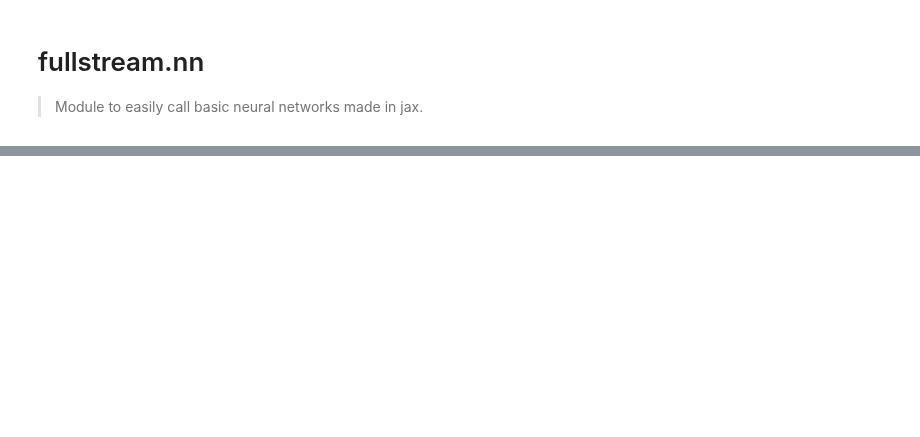
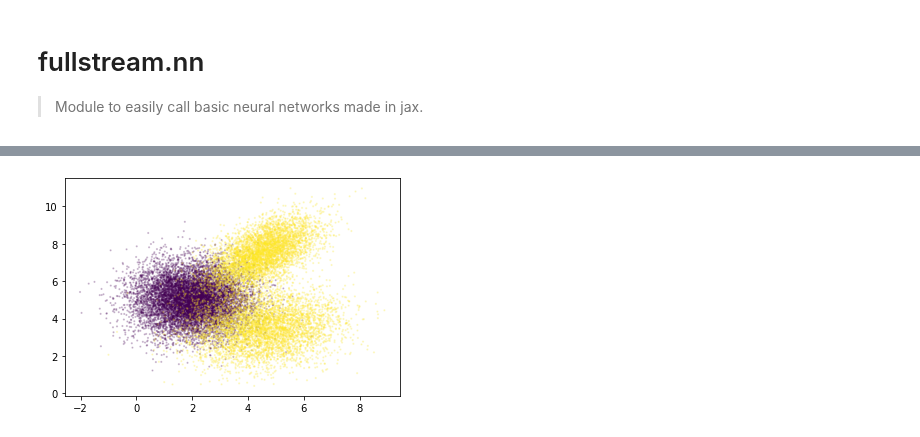
Before and after one commit to gradhep/neos, a Jupyter notebook: 00_nn.ipynb, the cells around one changed output, grey strips where cells are left out. Cells and saved outputs as stored; diff of their text form; code cells hidden in the pictures; blank space fills up the shorter version.

```diff
--- a/00_nn.ipynb
+++ b/00_nn.ipynb
@@ -175,0 +341,5 @@ x.plot_decision(True,levels=100)
+# %%
+x = three_blob_classifier()
+x.plot_train_data()
+# %% [output]
+[figure, added]
```
Also changed, not shown: parts of 9 cells of this notebook, 11 other files.
